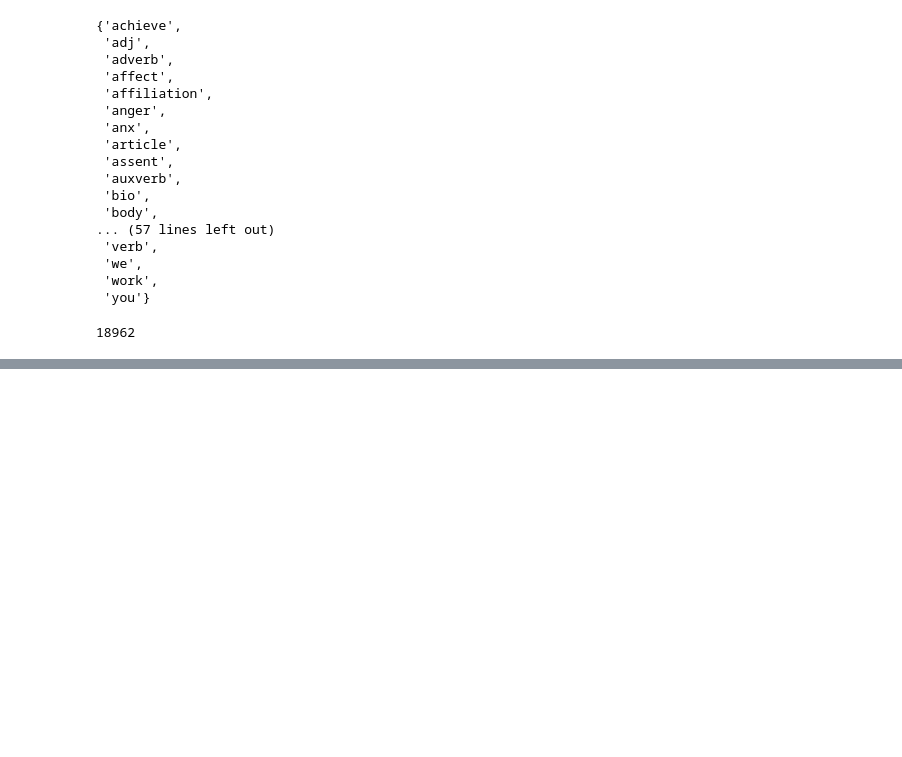
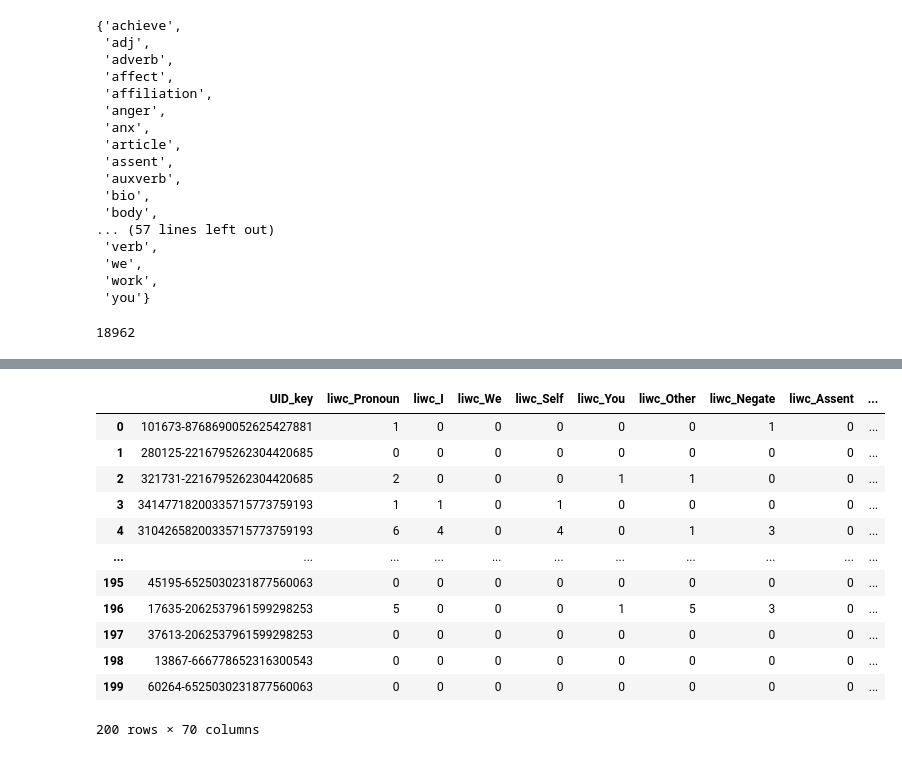
Before and after one commit to krugeremily/DAEGC_Conspiratorial_Actor_Typology, a Jupyter notebook: notebooks/Exploration.ipynb, the cells around one changed output, grey strips where cells are left out. Cells and saved outputs as stored; diff of their text form; code cells hidden in the pictures; blank space fills up the shorter version.

Commit message:
minor changes in scripts + liwc correlation analysis

```diff
--- a/notebooks/Exploration.ipynb
+++ b/notebooks/Exploration.ipynb
@@ -611,0 +633,16 @@ len(set(liwc['word']))
+# %%
+pd.read_csv('../results/liwc_ratios_200.csv.gzip', compression='gzip')
+# %% [output]
+|  | UID_key | liwc_Pronoun | liwc_I | liwc_We | liwc_Self | liwc_You | liwc_Other | liwc_Negate | liwc_Assent | ... |
+| 0 | 101673-8768690052625427881 | 1 | 0 | 0 | 0 | 0 | 0 | 1 | 0 | ... |
+| 1 | 280125-2216795262304420685 | 0 | 0 | 0 | 0 | 0 | 0 | 0 | 0 | ... |
+| 2 | 321731-2216795262304420685 | 2 | 0 | 0 | 0 | 1 | 1 | 0 | 0 | ... |
+| 3 | 34147718200335715773759193 | 1 | 1 | 0 | 1 | 0 | 0 | 0 | 0 | ... |
+| 4 | 31042658200335715773759193 | 6 | 4 | 0 | 4 | 0 | 1 | 3 | 0 | ... |
+| ... | ... | ... | ... | ... | ... | ... | ... | ... | ... | ... |
+| 195 | 45195-6525030231877560063 | 0 | 0 | 0 | 0 | 0 | 0 | 0 | 0 | ... |
+| 196 | 17635-2062537961599298253 | 5 | 0 | 0 | 0 | 1 | 5 | 3 | 0 | ... |
+| 197 | 37613-2062537961599298253 | 0 | 0 | 0 | 0 | 0 | 0 | 0 | 0 | ... |
+| 198 | 13867-666778652316300543 | 0 | 0 | 0 | 0 | 0 | 0 | 0 | 0 | ... |
+| 199 | 60264-6525030231877560063 | 0 | 0 | 0 | 0 | 0 | 0 | 0 | 0 | ... |
+200 rows × 70 columns
```
Also changed, not shown: parts of 5 cells of this notebook, 7 other files.
